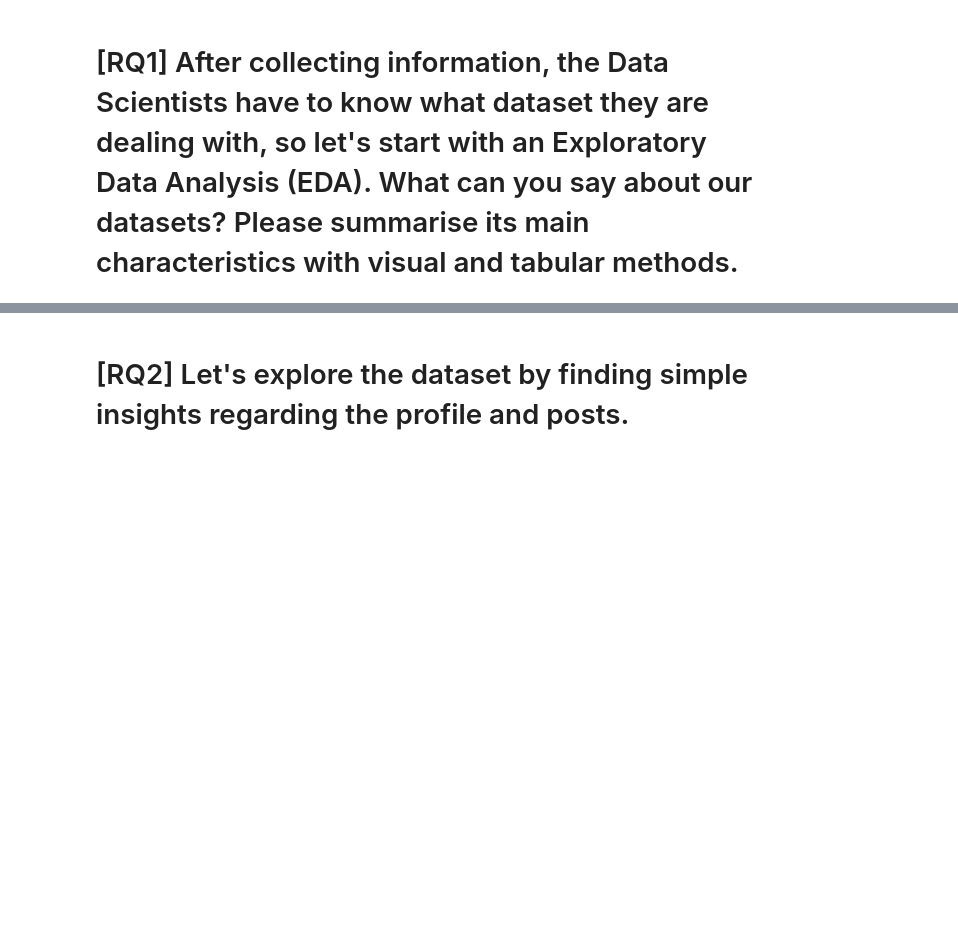
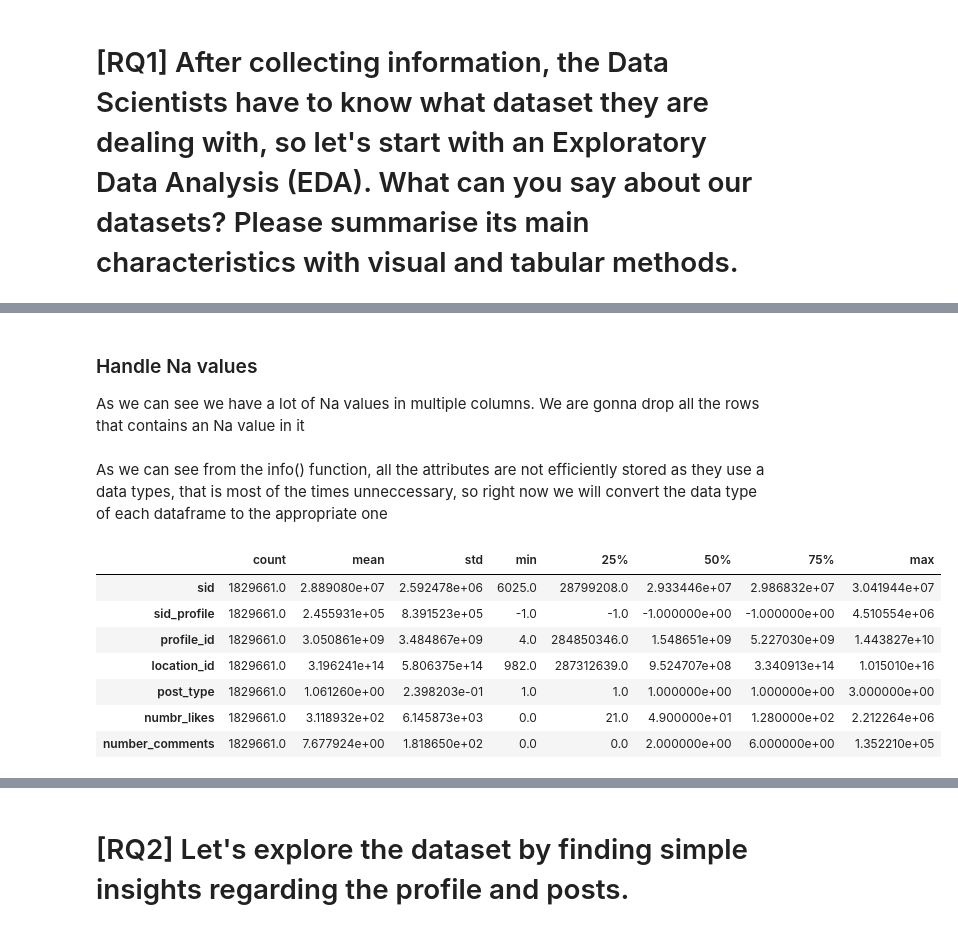
Before and after one commit to MRampo/ADM-HMW2, a Jupyter notebook: 2HW_ADM.ipynb, the cells around one changed output, grey strips where cells are left out. Saved outputs shown, nothing was run; the diff lists cells and outputs as text; code cells hidden in the pictures; blank space fills up the shorter version.

Commit message:
Last comments

```diff
--- a/2HW_ADM.ipynb
+++ b/2HW_ADM.ipynb
@@ -93,0 +24,5 @@ locations.head()
+# %%
+post = pd.read_csv("instagram_posts.csv", delimiter="\t", chunksize=2000000)
+posts = post.get_chunk(2000000)
+profiles = pd.read_csv("instagram_profiles.csv", delimiter="\t")
+locations = pd.read_csv("instagram_locations.csv", delimiter = "\t")
@@ -93,0 +90,21 @@ locations.head()
+# %% [markdown]
+### Handle Na values
+
+As we can see we have a lot of Na values in multiple columns. We are gonna drop all the rows that contains an Na value in it
+# %%
+posts = posts.dropna()
+profiles = profiles.dropna()
+location = locations.dropna()
+# %% [markdown]
+As we can see from the info() function, all the attributes are not efficiently stored as they use a data types, that is most of the times unneccessary, so right now we will convert the data type of each dataframe to the appropriate one
+# %%
+posts.describe().T
+# %% [output]
+|  | count | mean | std | min | 25% | 50% | 75% | max |
+| sid | 1829661.0 | 2.889080e+07 | 2.592478e+06 | 6025.0 | 28799208.0 | 2.933446e+07 | 2.986832e+07 | 3.041944e+07 |
+| sid_profile | 1829661.0 | 2.455931e+05 | 8.391523e+05 | -1.0 | -1.0 | -1.000000e+00 | -1.000000e+00 | 4.510554e+06 |
+| profile_id | 1829661.0 | 3.050861e+09 | 3.484867e+09 | 4.0 | 284850346.0 | 1.548651e+09 | 5.227030e+09 | 1.443827e+10 |
+| location_id | 1829661.0 | 3.196241e+14 | 5.806375e+14 | 982.0 | 287312639.0 | 9.524707e+08 | 3.340913e+14 | 1.015010e+16 |
+| post_type | 1829661.0 | 1.061260e+00 | 2.398203e-01 | 1.0 | 1.0 | 1.000000e+00 | 1.000000e+00 | 3.000000e+00 |
+| numbr_likes | 1829661.0 | 3.118932e+02 | 6.145873e+03 | 0.0 | 21.0 | 4.900000e+01 | 1.280000e+02 | 2.212264e+06 |
+| number_comments | 1829661.0 | 7.677924e+00 | 1.818650e+02 | 0.0 | 0.0 | 2.000000e+00 | 6.000000e+00 | 1.352210e+05 |
```
Also changed, not shown: parts of 170 cells of this notebook, 1 other file.
